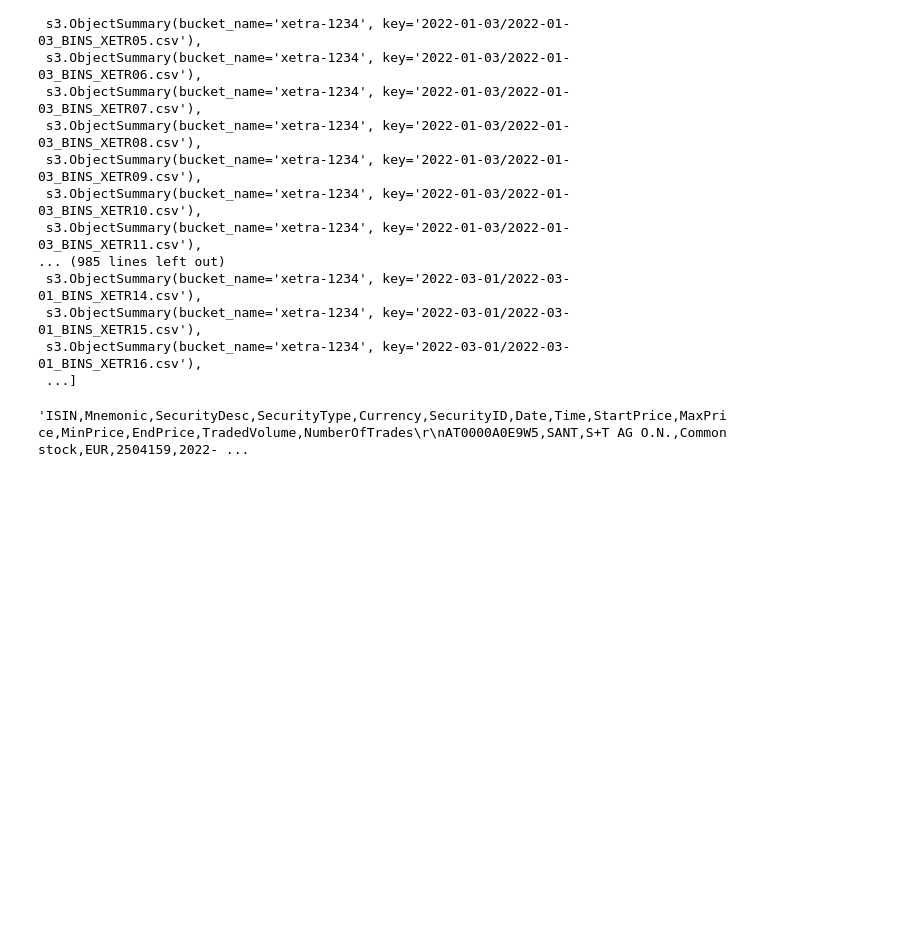
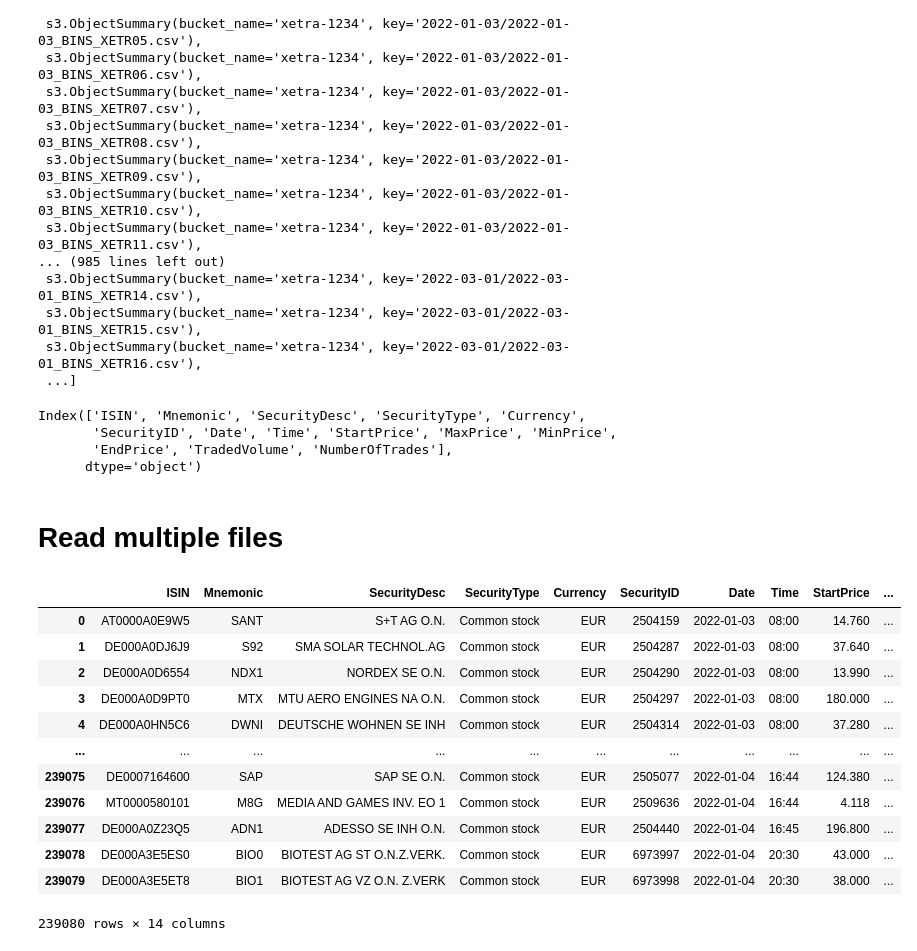
Before and after one commit to kspyrikos/ETL-pipelines, a Jupyter notebook: etl_pipelines.ipynb, the cells around one changed output. Cells and saved outputs as stored; diff of their text form; code cells hidden in the pictures; blank space fills up the shorter version.

Commit message:
Read multiple files

```diff
--- a/etl_pipelines.ipynb
+++ b/etl_pipelines.ipynb
@@ -7,7 +9,10 @@ s3 = boto3.resource('s3')
 
 bucket = s3.Bucket('xetra-1234')
 
-bucket_obj = bucket.objects.filter(Prefix='dataset/2022-01-28/')
+bucket_obj1 = bucket.objects.filter(Prefix='dataset/2021-03-15/')
+bucket_obj2 = bucket.objects.filter(Prefix='dataset/2021-03-16/')
+
+desired_dates = ['2022-01-03', '2022-01-04']
 # %%
 objects = [obj for obj in bucket.objects.all()]
 objects
@@ -29,8 +34,39 @@ objects
  s3.ObjectSummary(bucket_name='xetra-1234', key='2022-03-01/2022-03-01_BINS_XETR15.csv'),
  s3.ObjectSummary(bucket_name='xetra-1234', key='2022-03-01/2022-03-01_BINS_XETR16.csv'),
  ...]
+# %%
+csv_obj_init = bucket.Object(key=objects[0].key).get().get('Body').read().decode('utf-8')
+data = StringIO(csv_obj_init)
+df_init = pd.read_csv(data, delimiter=',')
+df_init.columns
+# %% [output]
+Index(['ISIN', 'Mnemonic', 'SecurityDesc', 'SecurityType', 'Currency',
+       'SecurityID', 'Date', 'Time', 'StartPrice', 'MaxPrice', 'MinPrice',
+       'EndPrice', 'TradedVolume', 'NumberOfTrades'],
+      dtype='object')
+# %% [markdown]
+# Read multiple files
 # %%
-csv_obj = bucket.Object(key='2022-01-03/2022-01-03_BINS_XETR10.csv').get().get('Body').read().decode('utf-8')
-csv_obj
+df_all = pd.DataFrame(columns=df_init.columns)
+for obj in bucket.objects.all():
+    for date in desired_dates:
+        if date in obj.key:
+            csv_obj = bucket.Object(key=obj.key).get().get('Body').read().decode('utf-8')
+            data = StringIO(csv_obj)
+            df = pd.read_csv(data, delimiter=',')
+            df_all = pd.concat([df_all, df], ignore_index=True, sort=False).dropna(axis=1, how='all')
+df_all
 # %% [output]
+|  | ISIN | Mnemonic | SecurityDesc | SecurityType | Currency | SecurityID | Date | Time | StartPrice | ... |
+| 0 | AT0000A0E9W5 | SANT | S+T AG O.N. | Common stock | EUR | 2504159 | 2022-01-03 | 08:00 | 14.760 | ... |
+| 1 | DE000A0DJ6J9 | S92 | SMA SOLAR TECHNOL.AG | Common stock | EUR | 2504287 | 2022-01-03 | 08:00 | 37.640 | ... |
+| 2 | DE000A0D6554 | NDX1 | NORDEX SE O.N. | Common stock | EUR | 2504290 | 2022-01-03 | 08:00 | 13.990 | ... |
+| 3 | DE000A0D9PT0 | MTX | MTU AERO ENGINES NA O.N. | Common stock | EUR | 2504297 | 2022-01-03 | 08:00 | 180.000 | ... |
+| 4 | DE000A0HN5C6 | DWNI | DEUTSCHE WOHNEN SE INH | Common stock | EUR | 2504314 | 2022-01-03 | 08:00 | 37.280 | ... |
+| ... | ... | ... | ... | ... | ... | ... | ... | ... | ... | ... |
+| 239075 | DE0007164600 | SAP | SAP SE O.N. | Common stock | EUR | 2505077 | 2022-01-04 | 16:44 | 124.380 | ... |
+| 239076 | MT0000580101 | M8G | MEDIA AND GAMES INV. EO 1 | Common stock | EUR | 2509636 | 2022-01-04 | 16:44 | 4.118 | ... |
+| 239077 | DE000A0Z23Q5 | ADN1 | ADESSO SE INH O.N. | Common stock | EUR | 2504440 | 2022-01-04 | 16:45 | 196.800 | ... |
+| 239078 | DE000A3E5ES0 | BIO0 | BIOTEST AG ST O.N.Z.VERK. | Common stock | EUR | 6973997 | 2022-01-04 | 20:30 | 43.000 | ... |
+| 239079 | DE000A3E5ET8 | BIO1 | BIOTEST AG VZ O.N. Z.VERK | Common stock | EUR | 6973998 | 2022-01-04 | 20:30 | 38.000 | ... |
-'ISIN,Mnemonic,SecurityDesc,SecurityType,Currency,SecurityID,Date,Time,StartPrice,MaxPrice,MinPrice,EndPrice,TradedVolume,NumberOfTrades\r\nAT0000A0E9W5,SANT,S+T AG O.N.,Common stock,EUR,2504159,2022- ...
+239080 rows × 14 columns
```
Also changed, not shown: parts of 5 cells of this notebook, 1 other file.
